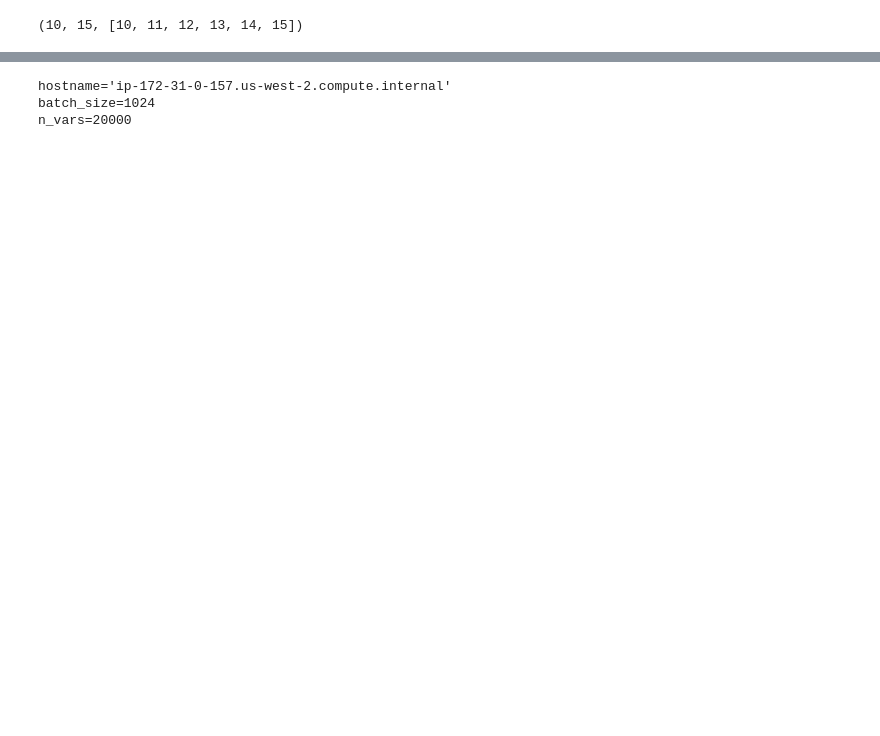
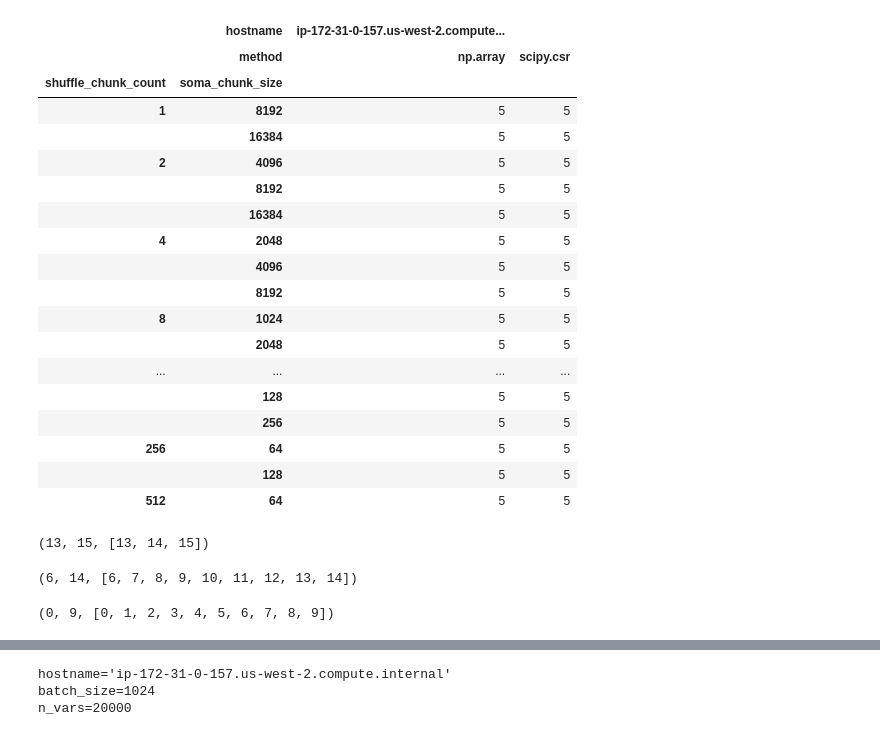
Before and after one commit to TileDB-Inc/arrayloader-benchmarks, a Jupyter notebook: notebooks/data-loader-stats/azl/nb.ipynb, the cells around one changed output, grey strips where cells are left out. Drawn from its saved outputs; the diff is of its cells as text; code cells hidden in the pictures; blank space fills up the shorter version.

```diff
--- a/notebooks/data-loader-stats/azl/nb.ipynb
+++ b/notebooks/data-loader-stats/azl/nb.ipynb
@@ -42,2 +44,5 @@ df
 # %%
 # df.to_sql(tbl, db_uri, if_exists='replace', index=False)
+# %%
+hist = df[['hostname', 'method', 'shuffle_chunk_count', 'soma_chunk_size']].value_counts().sort_index().rename('num')
+hist
@@ -44,7 +67,50 @@ df
+# %%
+pivoted = hist.reset_index(level=[0,1]).pivot(columns=['hostname', 'method'], values='num')
+assert (pivoted == 5).all().all()
+pivoted
+#pivoted[(pivoted != 5).any(1)]
+# %% [output]
+|  | hostname | ip-172-31-0-157.us-west-2.compute... |  |
+|  | method | np.array | scipy.csr |
+| shuffle_chunk_count | soma_chunk_size |  |  |
+| 1 | 8192 | 5 | 5 |
+|  | 16384 | 5 | 5 |
+| 2 | 4096 | 5 | 5 |
+|  | 8192 | 5 | 5 |
+|  | 16384 | 5 | 5 |
+| 4 | 2048 | 5 | 5 |
+|  | 4096 | 5 | 5 |
+|  | 8192 | 5 | 5 |
+| 8 | 1024 | 5 | 5 |
+|  | 2048 | 5 | 5 |
+| ... | ... | ... | ... |
+|  | 128 | 5 | 5 |
+|  | 256 | 5 | 5 |
+| 256 | 64 | 5 | 5 |
+|  | 128 | 5 | 5 |
+| 512 | 64 | 5 | 5 |
+# %%
+df['block_size'] = df.soma_chunk_size * df.shuffle_chunk_count
+df['block_size_lg2'] = df['block_size'].apply(log2).astype(int)
+block_lg2_vals = df['block_size_lg2'].unique().tolist()
+block_lg2_vals.sort()
+min_block_lg2, max_block_lg2 = min(block_lg2_vals), max(block_lg2_vals)
+min_block_lg2, max_block_lg2, block_lg2_vals
+# %% [output]
+(13, 15, [13, 14, 15])
 # %%
-chunks_log2 = df.soma_chunk_size.apply(log2).apply(int).unique().tolist()
-chunks_log2.sort()
-min_chunk_log2, max_chunk_log2 = min(chunks_log2), max(chunks_log2)
-min_chunk_log2, max_chunk_log2, chunks_log2
+df['chunk_lg2'] = df.soma_chunk_size.apply(log2)
+chunk_lg2_vals = df.chunk_lg2.apply(int).unique().tolist()
+chunk_lg2_vals.sort()
+min_chunk_log2, max_chunk_log2 = min(chunk_lg2_vals), max(chunk_lg2_vals)
+min_chunk_log2, max_chunk_log2, chunk_lg2_vals
 # %% [output]
-(10, 15, [10, 11, 12, 13, 14, 15])
+(6, 14, [6, 7, 8, 9, 10, 11, 12, 13, 14])
+# %%
+df['count_lg2'] = df.shuffle_chunk_count.apply(log2).apply(int)
+counts_lg2_vals = df.count_lg2.unique().tolist()
+counts_lg2_vals.sort()
+min_count_lg2, max_count_lg2 = min(counts_lg2_vals), max(counts_lg2_vals)
+min_count_lg2, max_count_lg2, counts_lg2_vals
+# %% [output]
+(0, 9, [0, 1, 2, 3, 4, 5, 6, 7, 8, 9])
```
Also changed, not shown: parts of 14 cells of this notebook, 8 other files.
